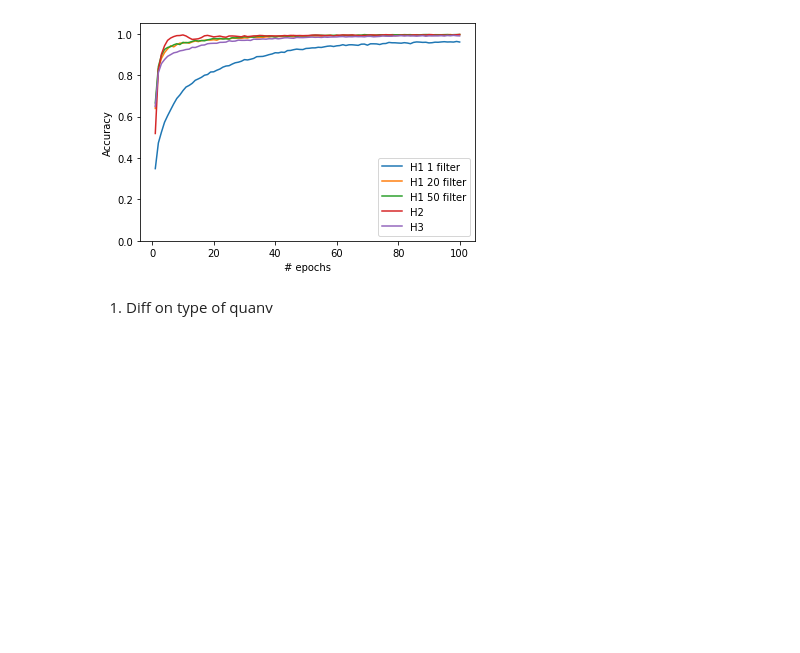
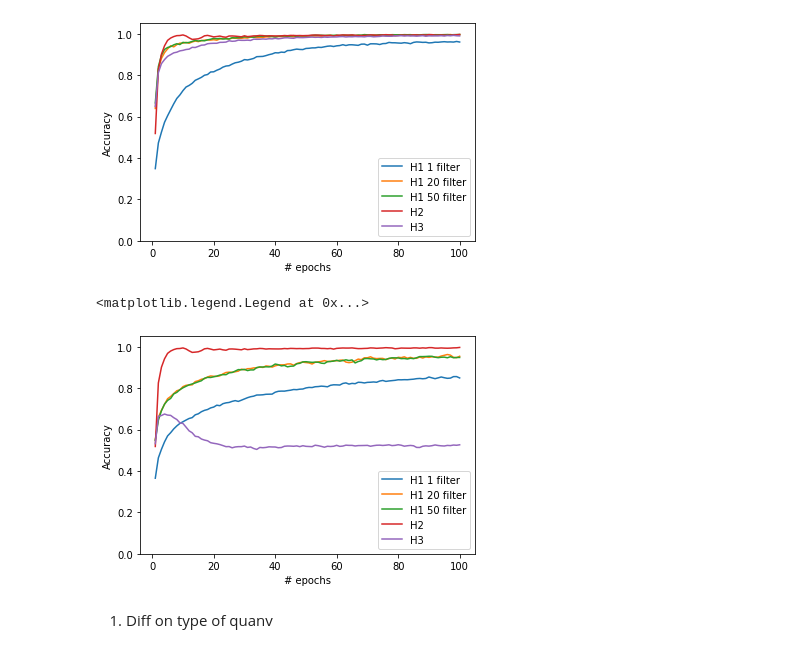
Before and after one commit to vutuanhai237/DynamicQNN, a Jupyter notebook: codes/plt_baseline.ipynb, the cells around one changed output. Saved outputs shown, nothing was run; the diff lists cells and outputs as text; code cells hidden in the pictures; blank space fills up the shorter version.

```diff
--- a/codes/plt_baseline.ipynb
+++ b/codes/plt_baseline.ipynb
@@ -77,6 +77,26 @@ plt.legend()
 # %% [output]
 <matplotlib.legend.Legend at 0x...>
 [figure]
+# %%
+filters = [1, 20, 50]
+
+for num_filter in filters:
+    accs_h1 = np.asarray(np.loadtxt('exps_mnist_fashion/h1_' + str(num_filter) + 'filter/h1history_accuracy.txt'))
+    plt.plot(range(1, 101), np.mean(accs_h1, axis = 0), label = 'H1 ' + str(num_filter) +' filter')
+
+accs_h2 = np.asarray(np.loadtxt('compare_type_quanv/h2_4x4filter_quanv0/h2history_accuracy.txt'))
+plt.plot(range(1, 101), np.mean(accs_h2, axis = 0), label = 'H2')
+
+accs_h3 = np.asarray(np.loadtxt('exps_mnist_fashion/h3/h3history_accuracy.txt'))
+plt.plot(range(1, 101), np.mean(accs_h3, axis = 0), label = 'H3')
+
+plt.xlabel('# epochs')
+plt.ylabel('Accuracy')
+plt.ylim(0.0, 1.05)
+plt.legend()
+# %% [output]
+<matplotlib.legend.Legend at 0x...>
+[figure, added]
 # %% [markdown]
 1. Diff on type of quanv
 # %%
```
Also changed, not shown: parts of 1 cell of this notebook, 48 other files.
